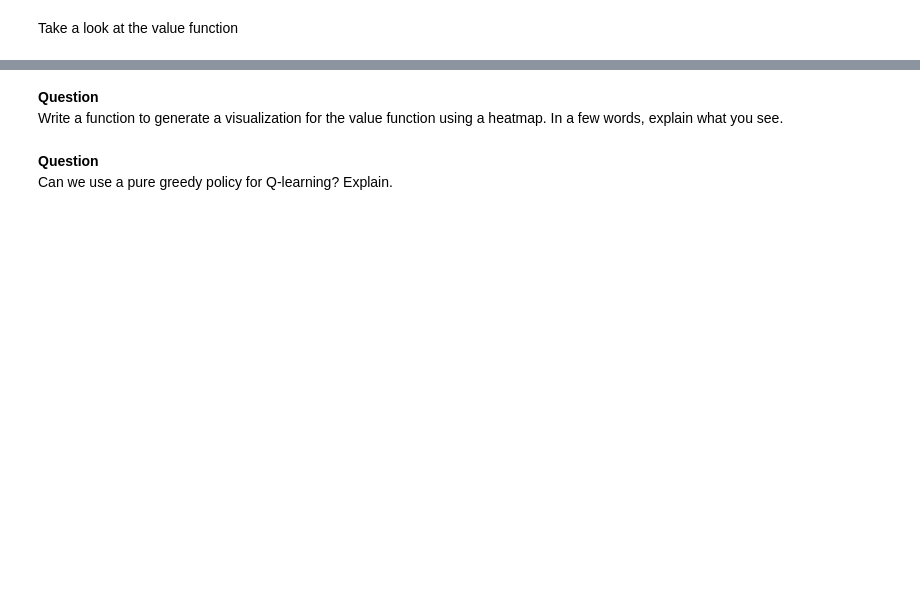
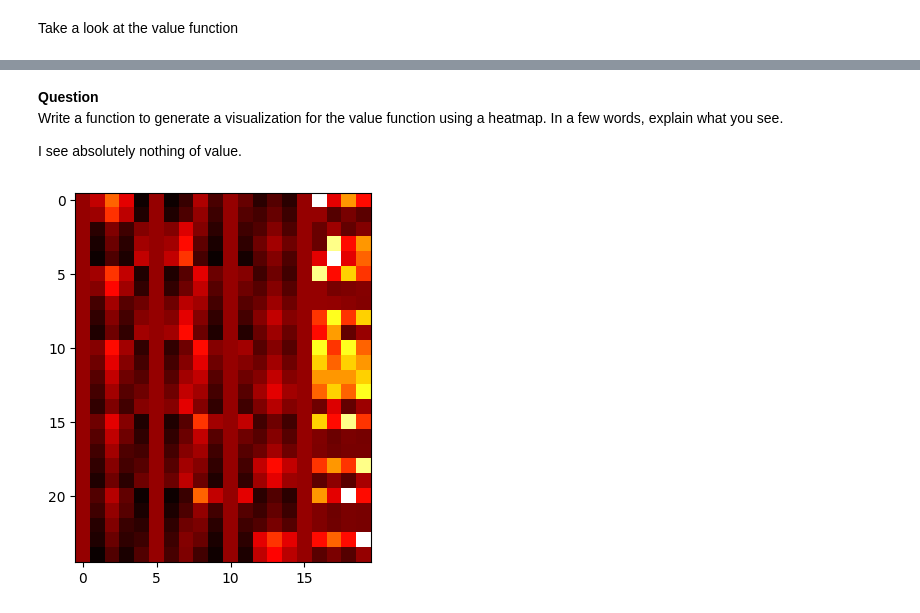
Before and after one commit to HirbodBehnam/AI-Assignments, a Jupyter notebook: 3/Practical/RL_Taxi.ipynb, the cells around one changed output, grey strips where cells are left out. Saved outputs shown, nothing was run; the diff lists cells and outputs as text; code cells hidden in the pictures; blank space fills up the shorter version.

```diff
--- a/3/Practical/RL_Taxi.ipynb
+++ b/3/Practical/RL_Taxi.ipynb
@@ -167,9 +171,31 @@ decay_rate = ...            # Exponential decay rate for exploration prob
 **Question**
 
 Complete the `train` function which updates `Qtable` using the Q-learning update rule.
-# %%
-def train(n_training_episodes, min_epsilon, max_epsilon, decay_rate, env, max_steps, Qtable):
-    ...
-    #TODO: Implement training loop
+# %%
+# Mostly from https://www.learndatasci.com/tutorials/reinforcement-q-learning-scratch-python-openai-gym/
+
+def train(n_training_episodes: int, min_epsilon: float, max_epsilon: float, decay_rate: float, env: gym.Env, max_steps: int, Qtable: npt.NDArray[np.float64]) -> npt.NDArray[np.float64]:
+    Qtable = Qtable.copy() # make a clone to forbid changes on passed array
+    for _ in tqdm(range(n_training_episodes)):
+        state, _ = env.reset()
+        epsilon = max_epsilon
+        done = False
+        steps = 0
+        while not done:
+            # Main movement in environment
+            action = epsilon_greedy_policy(Qtable, state, epsilon)
+            next_state, reward, done, _, _ = env.step(action)
+            old_value = Qtable[state, action]
+            next_max = np.max(Qtable[next_state,:])
+            new_value = (1 - learning_rate) * old_value + learning_rate * (reward + gamma * next_max)
+            Qtable[state, action] = new_value
+            state = next_state
+            # Update epsilon
+            epsilon = max(epsilon * decay_rate, min_epsilon)
+            steps += 1
+            # Check early end
+            if steps >= max_steps:
+                break
+    return Qtable
 # %% [markdown]
 We are now ready to train our agent.
@@ -178,3 +202,5 @@ Qtable_trained = ...
+# %%
+Qtable_trained = train(n_training_episodes, min_epsilon, max_epsilon, decay_rate, env, max_steps, Qtable)
 # %% [markdown]
 Now, we will evaluate our agent. You don't need to write any code, just run the following cells as they are.
 # %%
@@ -233,3 +270,5 @@ Vtable_trained = ...
+# %%
+Vtable_trained = np.amax(Qtable_trained, axis=1)
 # %% [markdown]
 Take a look at the value function
 # %%
@@ -237,16 +294,20 @@ print(Vtable_trained)
 # %% [markdown]
 **Question**
 Write a function to generate a visualization for the value function using a heatmap. In a few words, explain what you see.
+
+I see absolutely nothing of value.
 # %%
 import matplotlib.pyplot as plt
 
 
-def visualize(Vtable):
+def visualize(Vtable: npt.NDArray[np.float64]):
   """
   Visualize the value function
   :param Vtable: The value function
   """
-  ...
+  # I randomly used 25 × 20 reshape
+  plt.imshow(Vtable.reshape((25, 20)), cmap='hot', interpolation='nearest')
+  plt.show()
+visualize(Vtable_trained)
+# %% [output]
+[figure, added]
-# %% [markdown]
-**Question**
-Can we use a pure greedy policy for Q-learning? Explain.
```
Also changed, not shown: parts of 17 cells of this notebook.
